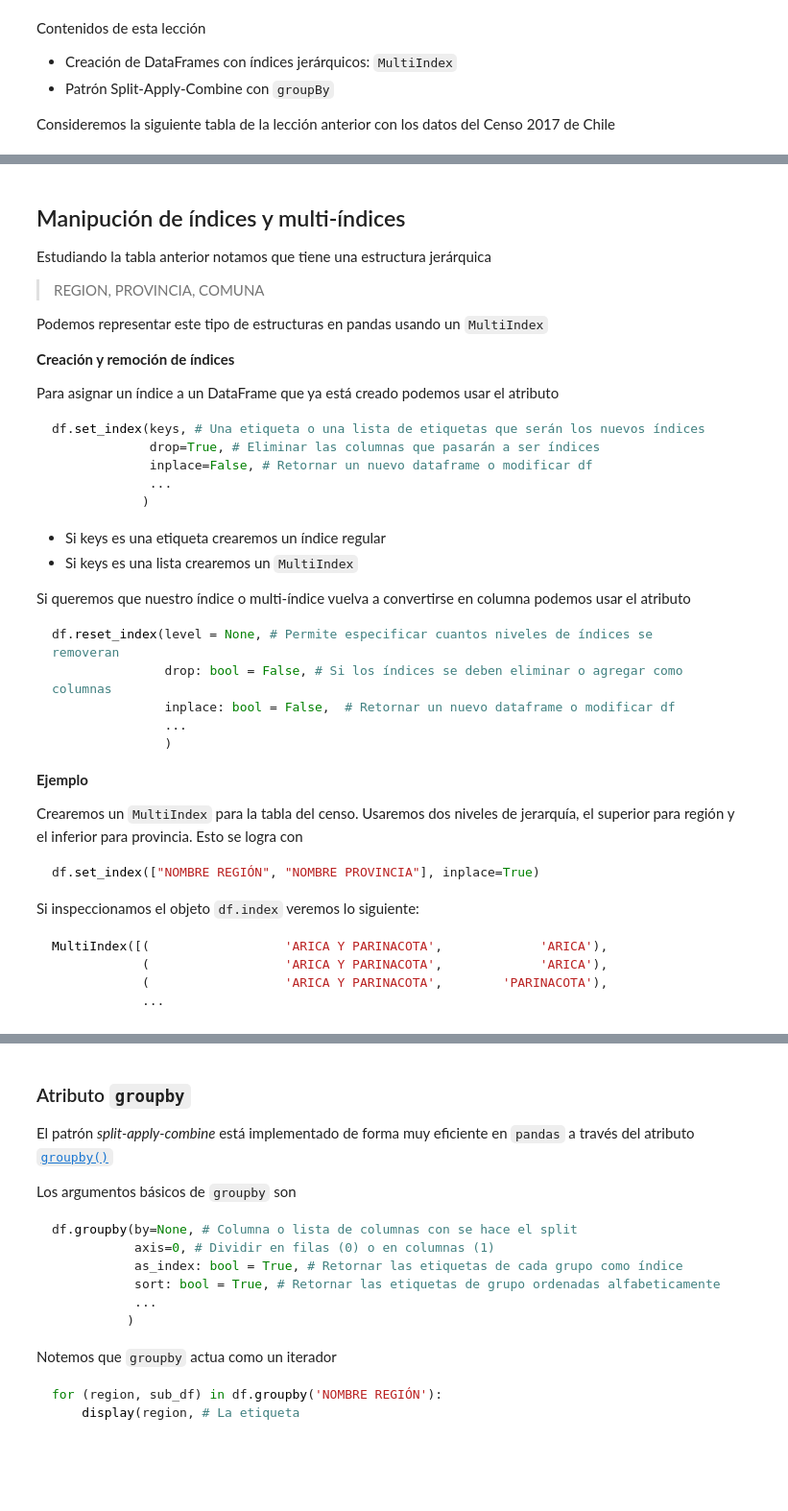
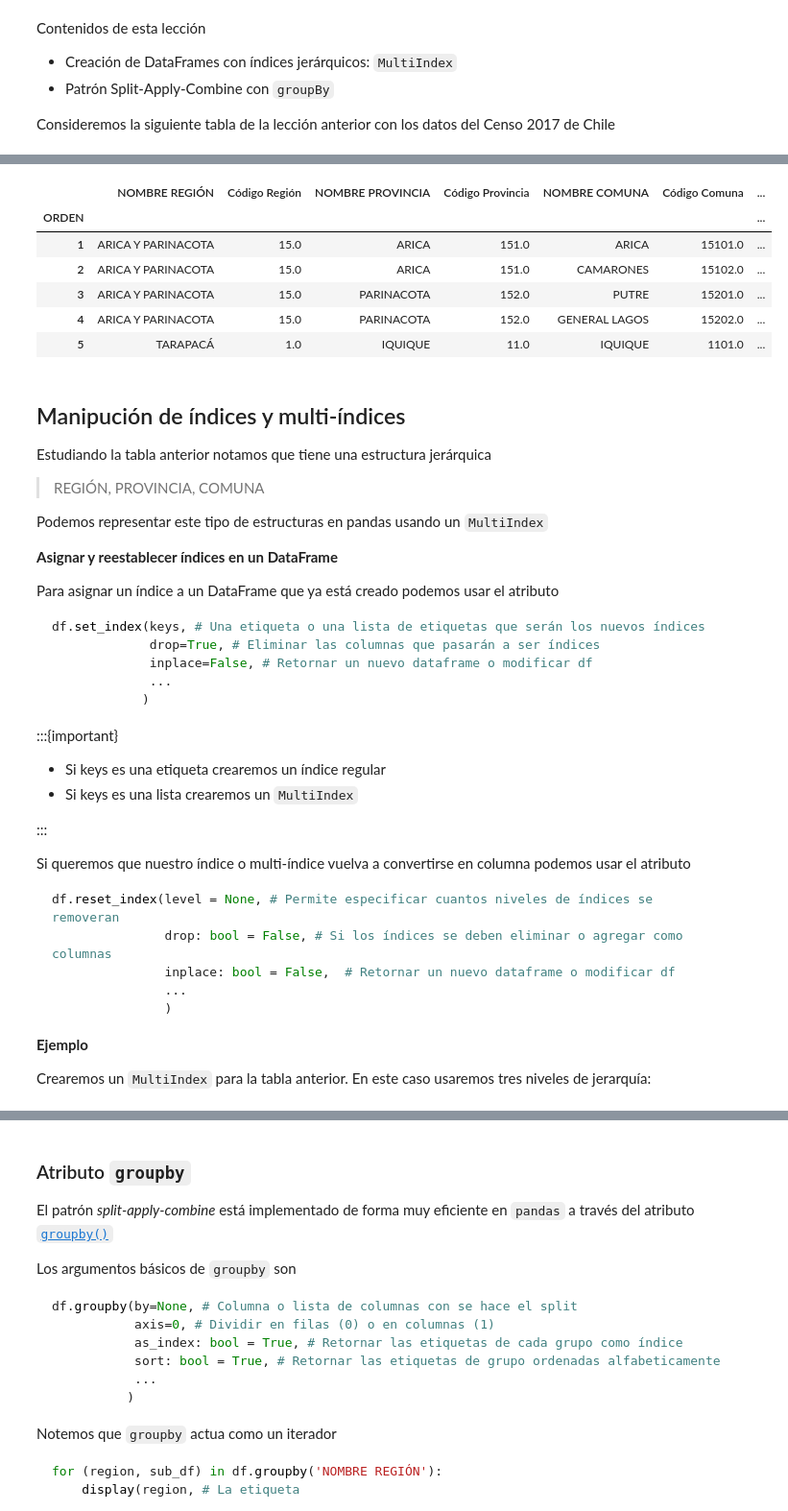
Before and after one commit to phuijse/PythonBook, a Jupyter notebook: contents/pandas/part3.ipynb, the cells around one changed output, grey strips where cells are left out. Shown at 96% size. Cells and saved outputs as stored; diff of their text form; code cells hidden in the pictures; blank space fills up the shorter version.

````diff
--- a/contents/pandas/part3.ipynb
+++ b/contents/pandas/part3.ipynb
@@ -13,13 +11,27 @@ Consideremos la siguiente tabla de la lección anterior con los datos del Censo
+# %%
+import pandas as pd
+import pickle
+with open("censo.pkl", "rb") as f:
+    df = pickle.load(f)
+df.head()
+# %% [output]
+|  | NOMBRE REGIÓN | Código Región | NOMBRE PROVINCIA | Código Provincia | NOMBRE COMUNA | Código Comuna | ... |
+| ORDEN |  |  |  |  |  |  | ... |
+| 1 | ARICA Y PARINACOTA | 15.0 | ARICA | 151.0 | ARICA | 15101.0 | ... |
+| 2 | ARICA Y PARINACOTA | 15.0 | ARICA | 151.0 | CAMARONES | 15102.0 | ... |
+| 3 | ARICA Y PARINACOTA | 15.0 | PARINACOTA | 152.0 | PUTRE | 15201.0 | ... |
+| 4 | ARICA Y PARINACOTA | 15.0 | PARINACOTA | 152.0 | GENERAL LAGOS | 15202.0 | ... |
+| 5 | TARAPACÁ | 1.0 | IQUIQUE | 11.0 | IQUIQUE | 1101.0 | ... |
 # %% [markdown]
 ## Manipución de índices y multi-índices
 
 Estudiando la tabla anterior notamos que tiene una estructura jerárquica
 
-> REGION, PROVINCIA, COMUNA
+> REGIÓN, PROVINCIA, COMUNA
 
 Podemos representar este tipo de estructuras en pandas usando un `MultiIndex`
 
-**Creación y remoción de índices**
+**Asignar y reestablecer índices en un DataFrame**
 
 Para asignar un índice a un DataFrame que ya está creado podemos usar el atributo
 
@@ -31,8 +43,12 @@ df.set_index(keys, # Una etiqueta o una lista de etiquetas que serán los nuevos
             )
 ```
 
+:::{important}
+
 - Si keys es una etiqueta crearemos un índice regular
 - Si keys es una lista crearemos un `MultiIndex`
+
+:::
 
 Si queremos que nuestro índice o multi-índice vuelva a convertirse en columna podemos usar el atributo
 
@@ -46,17 +62,4 @@ df.reset_index(level = None, # Permite especificar cuantos niveles de índices s
 
 **Ejemplo**
 
-Crearemos un `MultiIndex` para la tabla del censo. Usaremos dos niveles de jerarquía, el superior para región y el inferior para provincia. Esto se logra con
-
-```python
-df.set_index(["NOMBRE REGIÓN", "NOMBRE PROVINCIA"], inplace=True)
-```
-
-Si inspeccionamos el objeto `df.index` veremos lo siguiente:
-
-```python
-MultiIndex([(                  'ARICA Y PARINACOTA',             'ARICA'),
-            (                  'ARICA Y PARINACOTA',             'ARICA'),
-            (                  'ARICA Y PARINACOTA',        'PARINACOTA'),
-            ...
-```
+Crearemos un `MultiIndex` para la tabla anterior. En este caso usaremos tres niveles de jerarquía:
````
Also changed, not shown: parts of 15 cells of this notebook.
